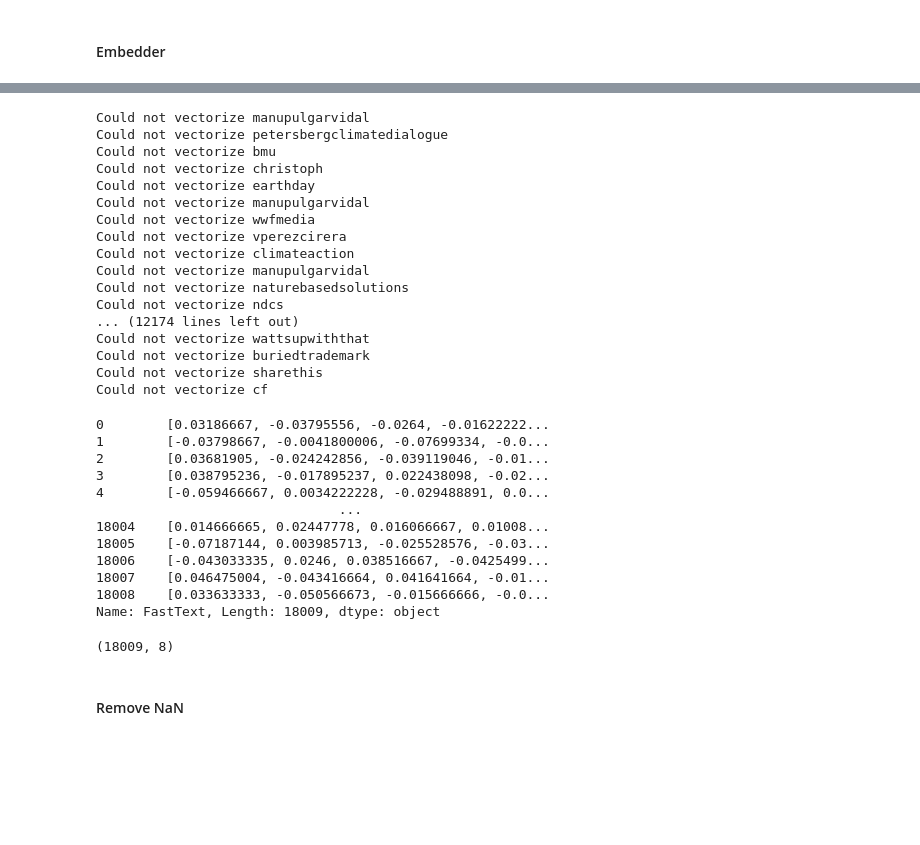
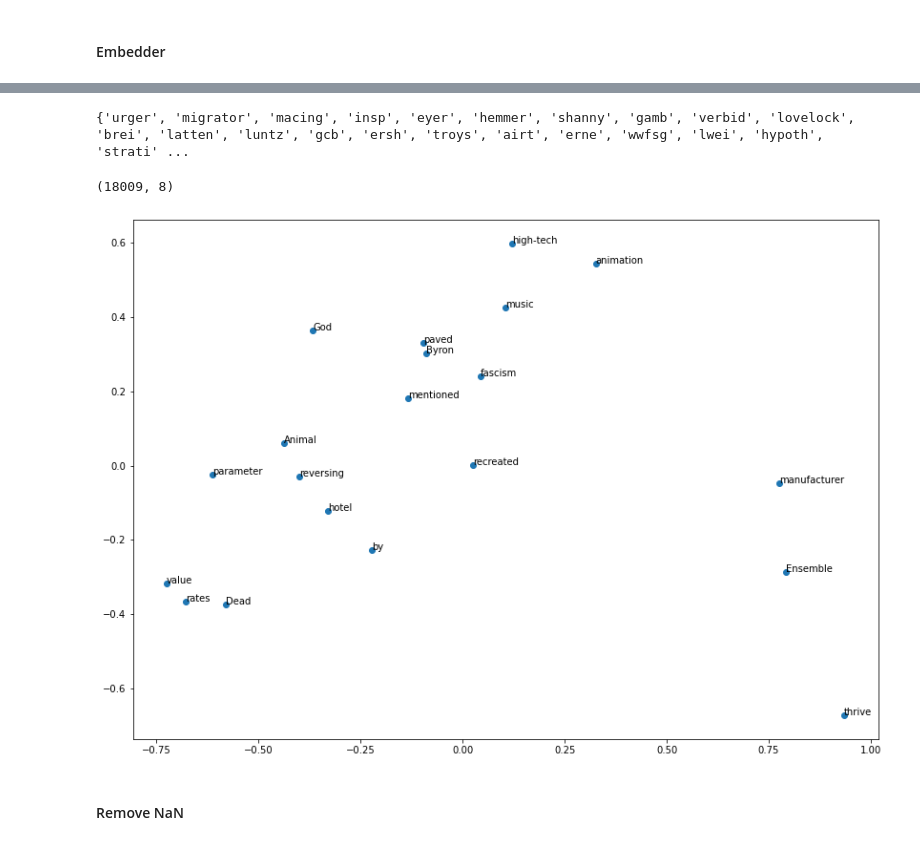
Before and after one commit to JasonTarzan/StatLearnProj, a Jupyter notebook: Iason/FastText_Pretrained_Embeddings.ipynb, the cells around one changed output, grey strips where cells are left out. Drawn from its saved outputs; the diff is of its cells as text; code cells hidden in the pictures; blank space fills up the shorter version.

```diff
--- a/Iason/FastText_Pretrained_Embeddings.ipynb
+++ b/Iason/FastText_Pretrained_Embeddings.ipynb
@@ -88,43 +95,34 @@ def Word2VectorizeTweet(tweet):
     return (tweet_vector/n_vectorizable)
 # %%
-tweets["FastText"] = tweets.text.apply(func=Word2VectorizeTweet)
+tqdm.pandas(tqdm_notebook)
+tweets["FastText"] = tweets.text.progress_apply(func=Word2VectorizeTweet)
-# %% [output]
-Could not vectorize manupulgarvidal
-Could not vectorize petersbergclimatedialogue
-Could not vectorize bmu
-Could not vectorize christoph
-Could not vectorize earthday
-Could not vectorize manupulgarvidal
-Could not vectorize wwfmedia
-Could not vectorize vperezcirera
-Could not vectorize climateaction
-Could not vectorize manupulgarvidal
-Could not vectorize naturebasedsolutions
-Could not vectorize ndcs
-... (12174 lines left out)
-Could not vectorize wattsupwiththat
-Could not vectorize buriedtrademark
-Could not vectorize sharethis
-Could not vectorize cf
-# %%
-tweets.FastText
-# %% [output]
-0        [0.03186667, -0.03795556, -0.0264, -0.01622222...
-1        [-0.03798667, -0.0041800006, -0.07699334, -0.0...
-2        [0.03681905, -0.024242856, -0.039119046, -0.01...
-3        [0.038795236, -0.017895237, 0.022438098, -0.02...
-4        [-0.059466667, 0.0034222228, -0.029488891, 0.0...
-                               ...
-18004    [0.014666665, 0.02447778, 0.016066667, 0.01008...
-18005    [-0.07187144, 0.003985713, -0.025528576, -0.03...
-18006    [-0.043033335, 0.0246, 0.038516667, -0.0425499...
-18007    [0.046475004, -0.043416664, 0.041641664, -0.01...
-18008    [0.033633333, -0.050566673, -0.015666666, -0.0...
-Name: FastText, Length: 18009, dtype: object
+# %%
+print(unvectorizable)
+# %% [output]
+{'urger', 'migrator', 'macing', 'insp', 'eyer', 'hemmer', 'shanny', 'gamb', 'verbid', 'lovelock', 'brei', 'latten', 'luntz', 'gcb', 'ersh', 'troys', 'airt', 'erne', 'wwfsg', 'lwei', 'hypoth', 'strati' ...
 # %%
 print(tweets.shape)
 # %% [output]
 (18009, 8)
+# %%
+plt.figure(figsize=(14, 10))
+
+res = random.sample(range(1, len(all_words)), 20)
+
+vocab = model_emb[all_words]
+pca = PCA(n_components=2)
+pca_results = pca.fit_transform(vocab)
+
+plt.scatter(pca_results[res, 0], pca_results[res, 1])
+
+words = list(model_emb.vocab)
+
+for i, word in enumerate(words):
+    if i in res:
+        plt.annotate(word[:], xy=(pca_results[i, 0], pca_results[i, 1]))
+plt.show()
+# %% [output]
+[figure, added]
 # %% [markdown]
 #### Remove NaN
 # %%
```
Also changed, not shown: parts of 9 cells of this notebook.
